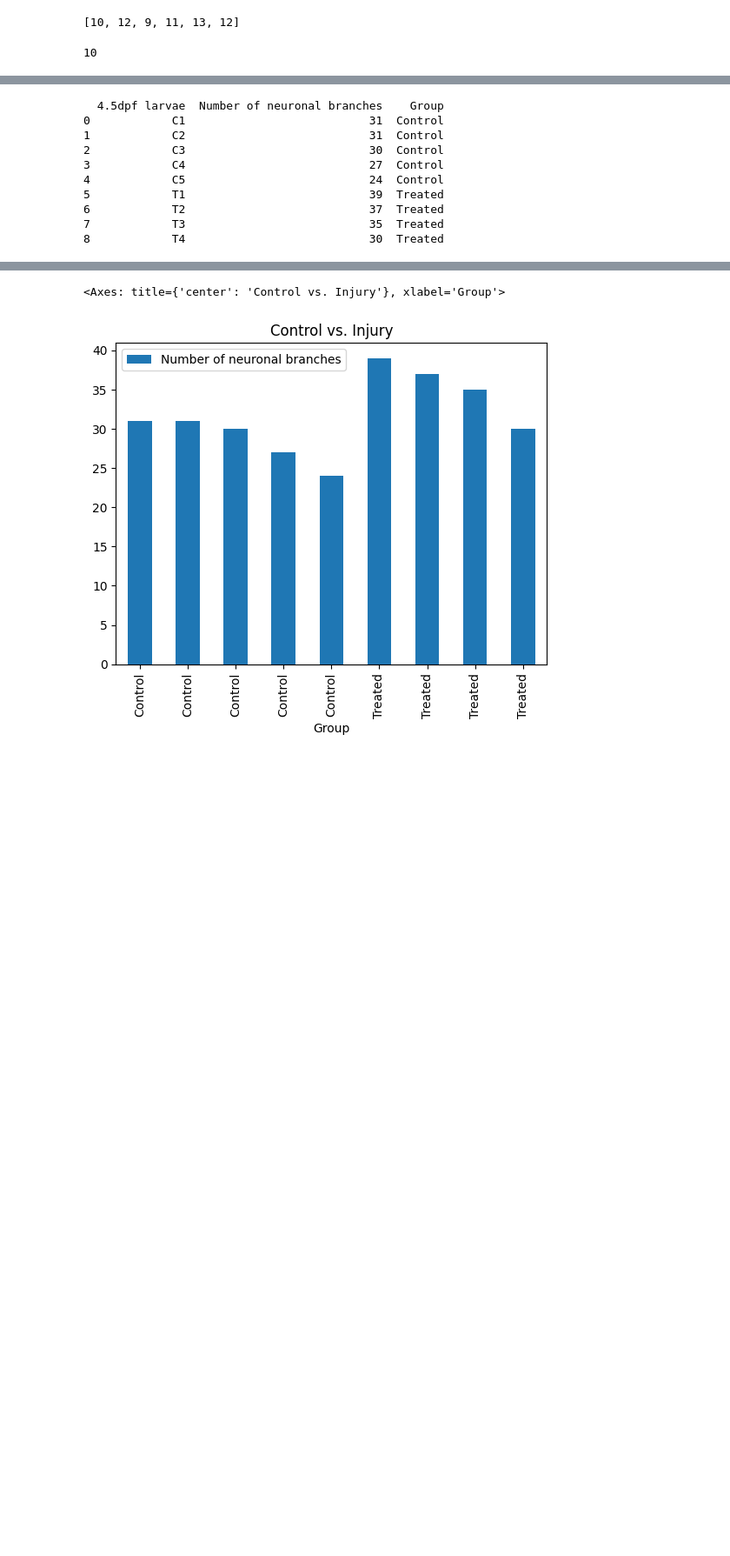
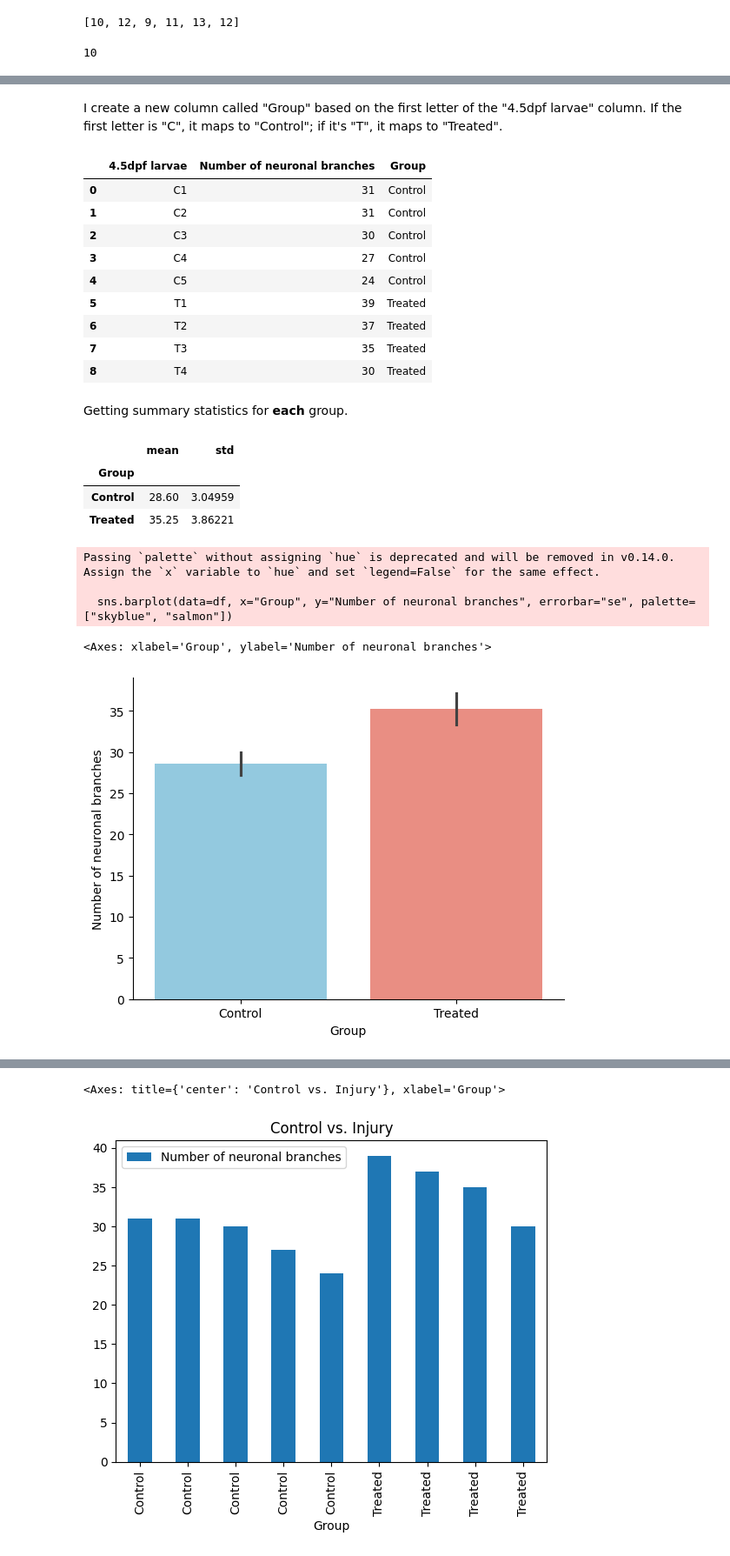
Before and after one commit to FTurci/JK-osteocytes, a Jupyter notebook: code/read-from-excel-and-plot.ipynb, the cells around one changed output, grey strips where cells are left out. Shown at 87% size. Cells and saved outputs as stored; diff of their text form; code cells hidden in the pictures; blank space fills up the shorter version.

Commit message:
examples of barplots

```diff
--- a/code/read-from-excel-and-plot.ipynb
+++ b/code/read-from-excel-and-plot.ipynb
@@ -106,20 +64,38 @@ print(df)
+# %% [markdown]
+I create a new column called "Group" based on the first letter of the "4.5dpf larvae" column. If the first letter is "C", it maps to "Control"; if it's "T", it maps to "Treated".
 # %%
 df["Group"] = df["4.5dpf larvae"].str[0].map({"C": "Control", "T": "Treated"})
-print(df)
+df
 # %% [output]
-  4.5dpf larvae  Number of neuronal branches    Group
-0            C1                           31  Control
-1            C2                           31  Control
-2            C3                           30  Control
-3            C4                           27  Control
-4            C5                           24  Control
-5            T1                           39  Treated
-6            T2                           37  Treated
-7            T3                           35  Treated
-8            T4                           30  Treated
+|  | 4.5dpf larvae | Number of neuronal branches | Group |
+| 0 | C1 | 31 | Control |
+| 1 | C2 | 31 | Control |
+| 2 | C3 | 30 | Control |
+| 3 | C4 | 27 | Control |
+| 4 | C5 | 24 | Control |
+| 5 | T1 | 39 | Treated |
+| 6 | T2 | 37 | Treated |
+| 7 | T3 | 35 | Treated |
+| 8 | T4 | 30 | Treated |
+# %% [markdown]
+Getting summary statistics for **each** group.
 # %%
-summary = df.groupby("Group")["Value"].agg(["mean", "std"])
-plt.bar(summary.index, summary["mean"], yerr=summary["std"], capsize=5, color=["skyblue", "salmon"])
-plt.title("Control vs Treated")
-plt.ylabel("Value")
-plt.show()
+# construct a new DataFrame (our table) by taking the mean and standard deviation of "Number of neuronal branches	" for each "Group"
+summary = df.groupby("Group")["Number of neuronal branches"].agg(["mean", "std"])
+# help(df.groupby("Group")["Number of neuronal branches"].agg)
+summary
+# %% [output]
+|  | mean | std |
+| Group |  |  |
+| Control | 28.60 | 3.04959 |
+| Treated | 35.25 | 3.86221 |
+# %%
+import seaborn as sns
+
+sns.barplot(data=df, x="Group", y="Number of neuronal branches", errorbar="se", palette=["skyblue", "salmon"])
+# %% [output]
+Passing `palette` without assigning `hue` is deprecated and will be removed in v0.14.0. Assign the `x` variable to `hue` and set `legend=False` for the same effect.
+
+  sns.barplot(data=df, x="Group", y="Number of neuronal branches", errorbar="se", palette=["skyblue", "salmon"])
+<Axes: xlabel='Group', ylabel='Number of neuronal branches'>
+[figure, added]
```
Also changed, not shown: parts of 16 cells of this notebook.
